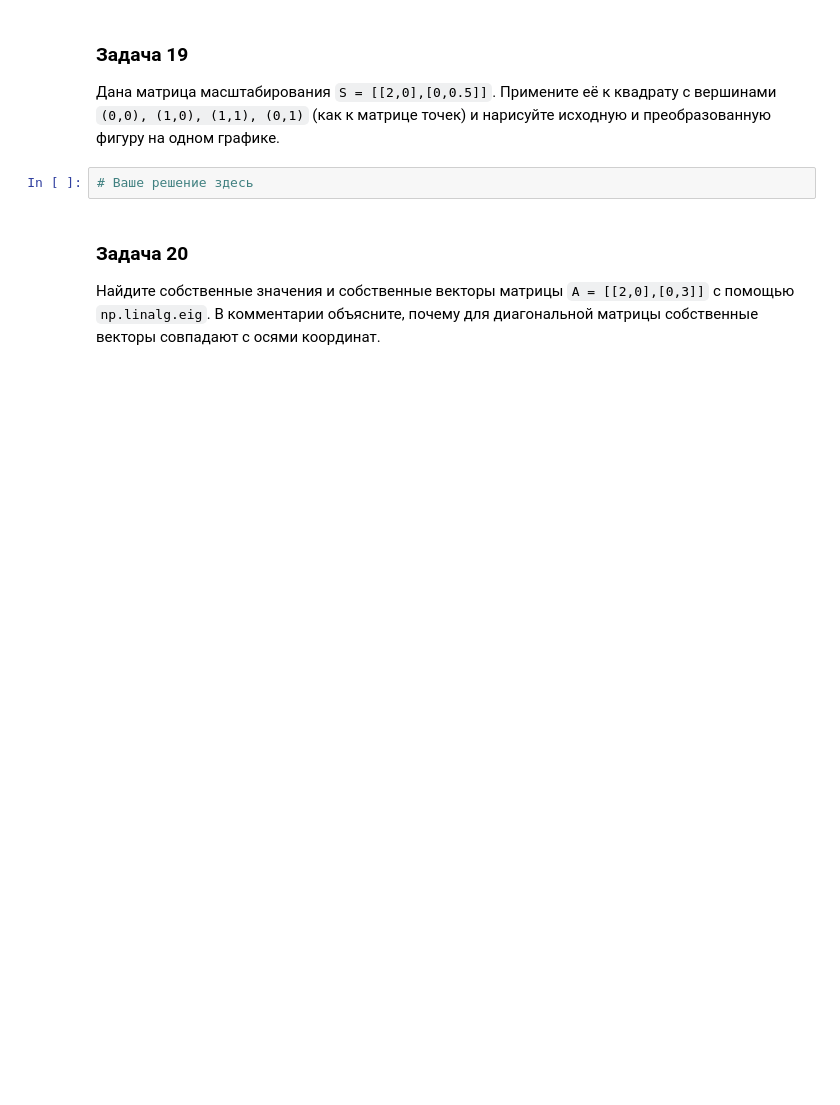
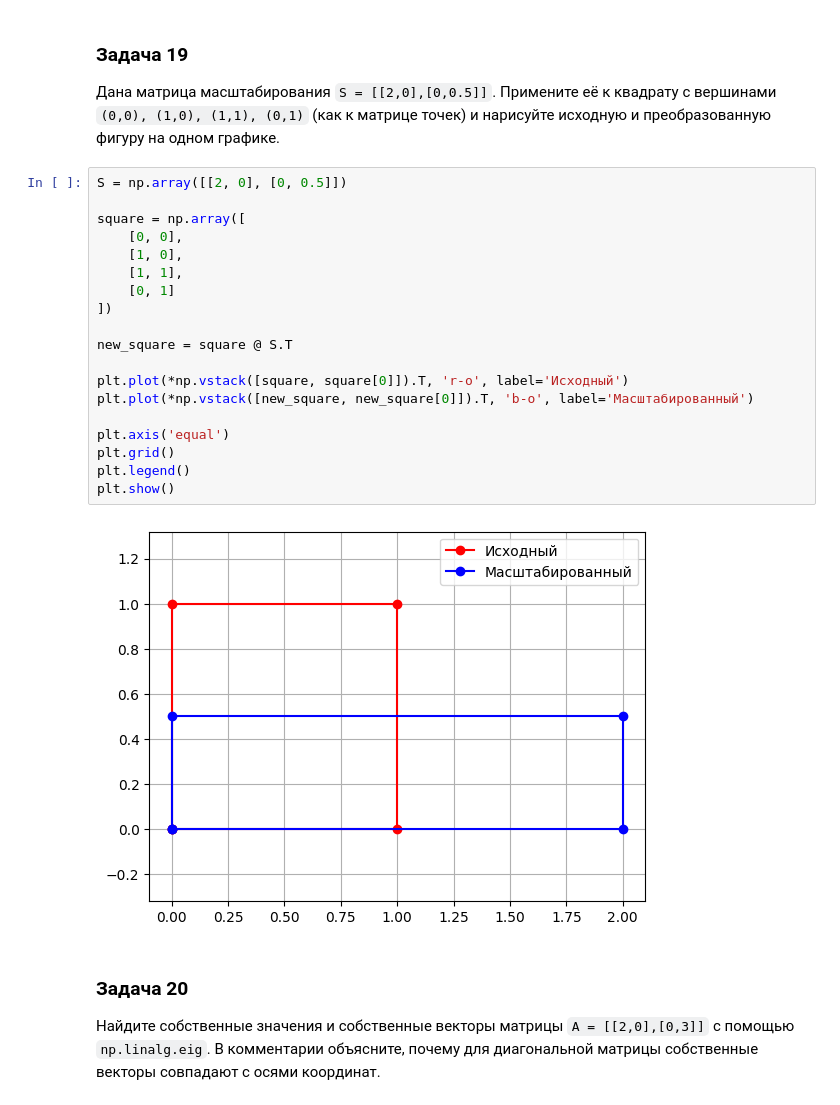
Before and after one commit to dshayderov/ml-learning-journal, a Jupyter notebook: 0.0-prerequisites/0.0-math-problem-set.ipynb, the cells around one changed output. Cells and saved outputs as stored; diff of their text form; blank space fills up the shorter version.

```diff
--- a/0.0-prerequisites/0.0-math-problem-set.ipynb
+++ b/0.0-prerequisites/0.0-math-problem-set.ipynb
@@ -238,7 +355,26 @@ plt.show()
 
 Дана матрица масштабирования `S = [[2,0],[0,0.5]]`. Примените её к квадрату с вершинами `(0,0), (1,0), (1,1), (0,1)` (как к матрице точек) и нарисуйте исходную и преобразованную фигуру на одном графике.
 # %%
-# Ваше решение здесь
+S = np.array([[2, 0], [0, 0.5]])
+
+square = np.array([
+    [0, 0],
+    [1, 0],
+    [1, 1],
+    [0, 1]
+])
+
+new_square = square @ S.T
+
+plt.plot(*np.vstack([square, square[0]]).T, 'r-o', label='Исходный')
+plt.plot(*np.vstack([new_square, new_square[0]]).T, 'b-o', label='Масштабированный')
+
+plt.axis('equal')
+plt.grid()
+plt.legend()
+plt.show()
+# %% [output]
+[figure, added]
 # %% [markdown]
 ### Задача 20
 
```
Also changed, not shown: parts of 21 cells of this notebook, 26 other files.
